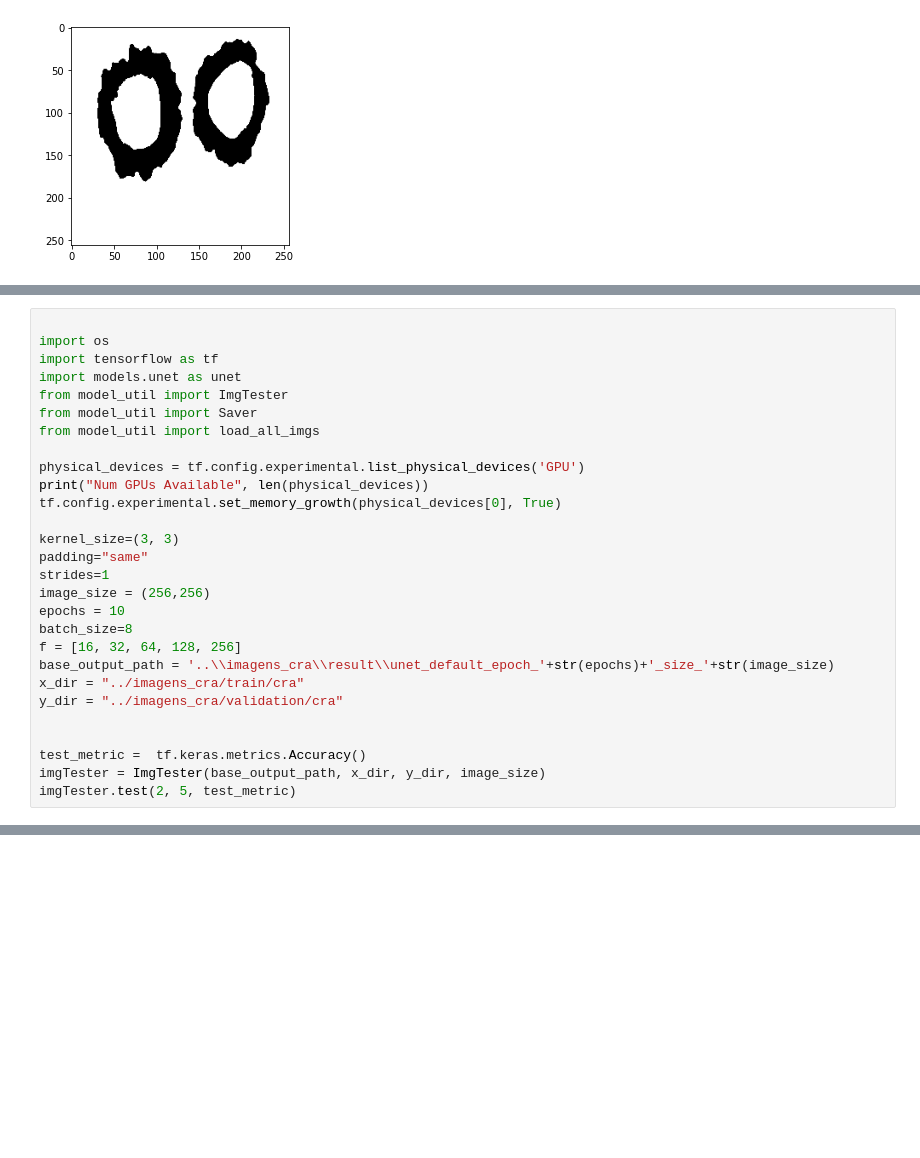
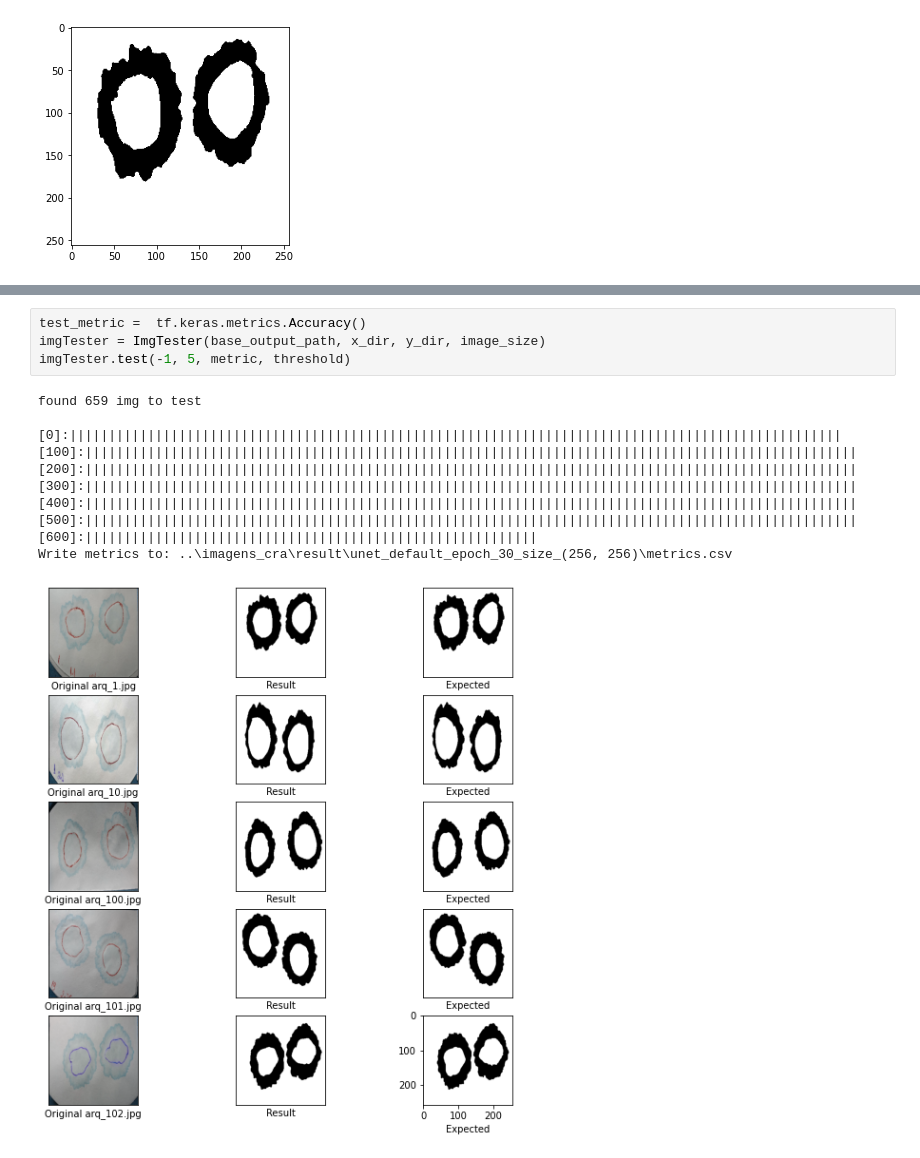
Before and after one commit to viniciusCSreis/ufu-tcc, a Jupyter notebook: Unet - acc-color-external_cra.ipynb, the cells around one changed output, grey strips where cells are left out. Drawn from its saved outputs; the diff is of its cells as text; blank space fills up the shorter version.

```diff
--- a/Unet - acc-color-external_cra.ipynb
+++ b/Unet - acc-color-external_cra.ipynb
@@ -107,28 +130,0 @@ internal_saver.save_loss()
-# %%
-
-import os
-import tensorflow as tf
-import models.unet as unet
-from model_util import ImgTester
-from model_util import Saver
-from model_util import load_all_imgs
-
-physical_devices = tf.config.experimental.list_physical_devices('GPU')
-print("Num GPUs Available", len(physical_devices))
-tf.config.experimental.set_memory_growth(physical_devices[0], True)
-
-kernel_size=(3, 3)
-padding="same"
-strides=1
-image_size = (256,256)
-epochs = 10
-batch_size=8
-f = [16, 32, 64, 128, 256]
-base_output_path = '..\\imagens_cra\\result\\unet_default_epoch_'+str(epochs)+'_size_'+str(image_size)
-x_dir = "../imagens_cra/train/cra"
-y_dir = "../imagens_cra/validation/cra"
-
-
-test_metric =  tf.keras.metrics.Accuracy()
-imgTester = ImgTester(base_output_path, x_dir, y_dir, image_size)
-imgTester.test(2, 5, test_metric)
@@ -147,0 +131,16 @@ Write metrics to: ..\imagens_cra\result\unet_default_epoch_10_size_(256, 256)\me
+# %%
+test_metric =  tf.keras.metrics.Accuracy()
+imgTester = ImgTester(base_output_path, x_dir, y_dir, image_size)
+imgTester.test(-1, 5, metric, threshold)
+# %% [output]
+found 659 img to test
+
+[0]:|||||||||||||||||||||||||||||||||||||||||||||||||||||||||||||||||||||||||||||||||||||||||||||||||||
+[100]:|||||||||||||||||||||||||||||||||||||||||||||||||||||||||||||||||||||||||||||||||||||||||||||||||||
+[200]:|||||||||||||||||||||||||||||||||||||||||||||||||||||||||||||||||||||||||||||||||||||||||||||||||||
+[300]:|||||||||||||||||||||||||||||||||||||||||||||||||||||||||||||||||||||||||||||||||||||||||||||||||||
+[400]:|||||||||||||||||||||||||||||||||||||||||||||||||||||||||||||||||||||||||||||||||||||||||||||||||||
+[500]:|||||||||||||||||||||||||||||||||||||||||||||||||||||||||||||||||||||||||||||||||||||||||||||||||||
+[600]:||||||||||||||||||||||||||||||||||||||||||||||||||||||||||
+Write metrics to: ..\imagens_cra\result\unet_default_epoch_30_size_(256, 256)\metrics.csv
+[figure, added]
```
Also changed, not shown: parts of 8 cells of this notebook, 1 other file.
